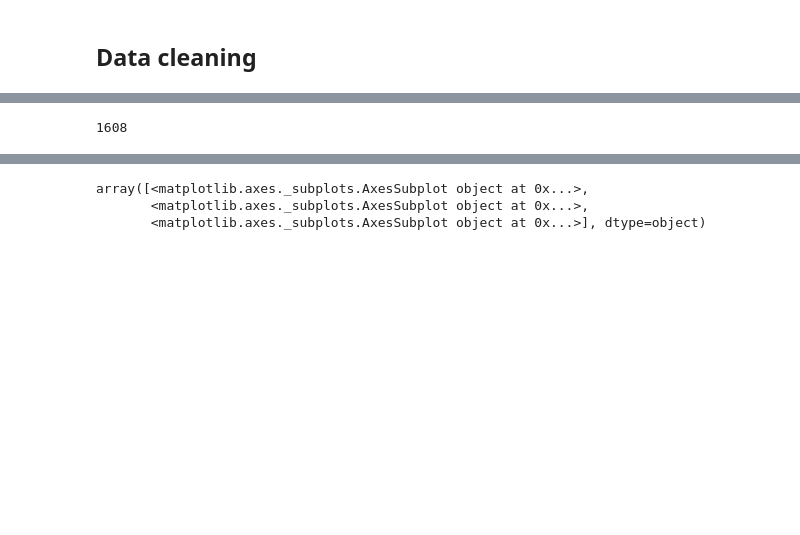
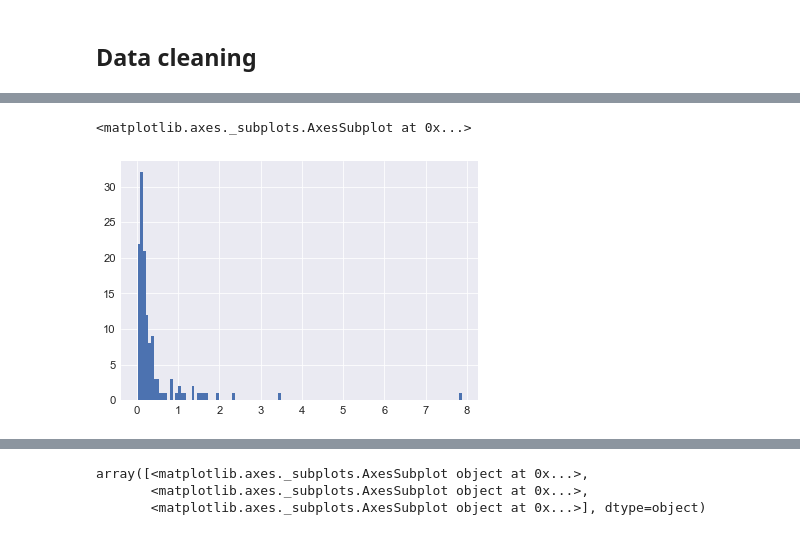
Before and after one commit to Luke3D/CbrAnalysis, a Jupyter notebook: GPS_AnalysisUIC.ipynb, the cells around one changed output, grey strips where cells are left out. Saved outputs shown, nothing was run; the diff lists cells and outputs as text; code cells hidden in the pictures; blank space fills up the shorter version.

```diff
--- a/GPS_AnalysisUIC.ipynb
+++ b/GPS_AnalysisUIC.ipynb
@@ -426,4 +435,5 @@ ax = plt.xticks(rotation=75)
-# %%
-len(LocData)
-# %% [output]
-1608
+# %%
+(Data[Data['LandUse']=='Non-parcel road row']['Duration']*24).hist(bins=120)
+# %% [output]
+<matplotlib.axes._subplots.AxesSubplot at 0x...>
+[figure, added]
```
Also changed, not shown: parts of 9 cells of this notebook.
